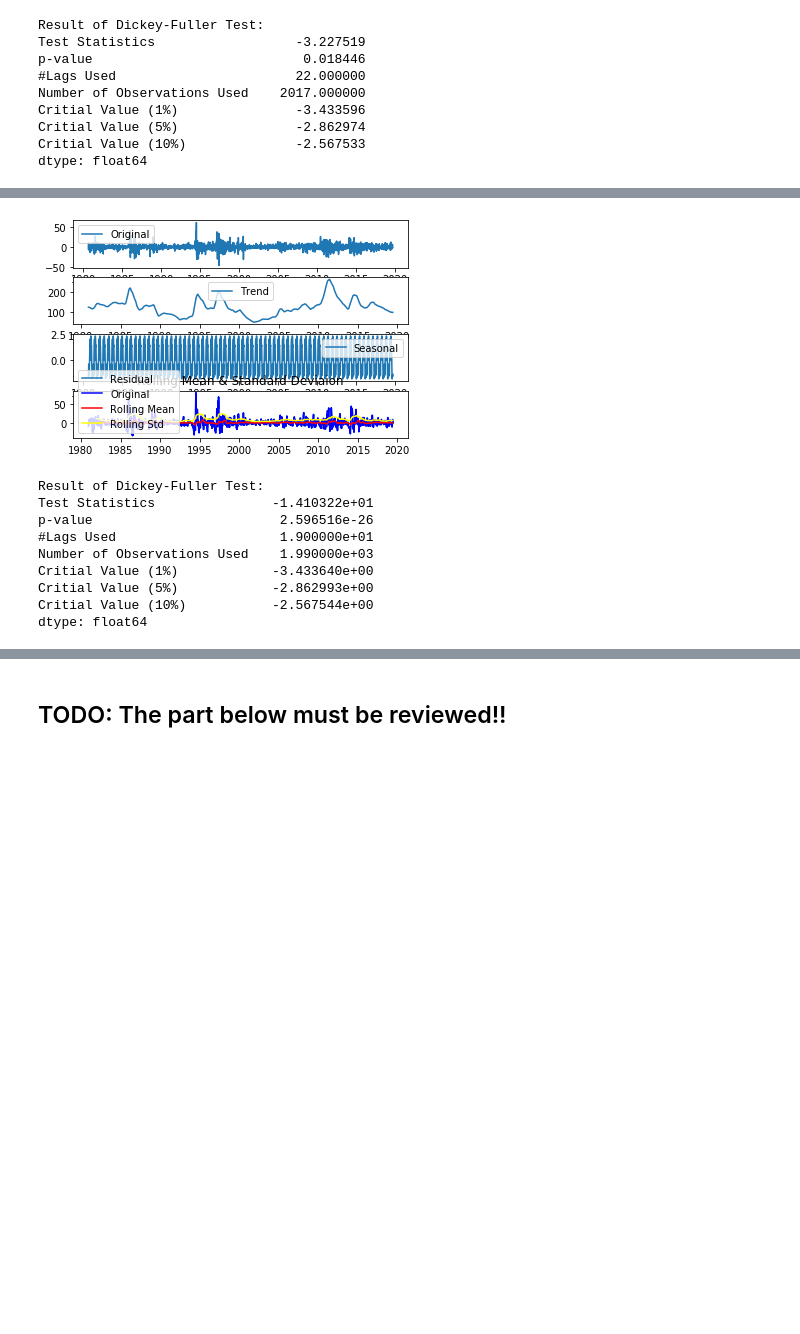
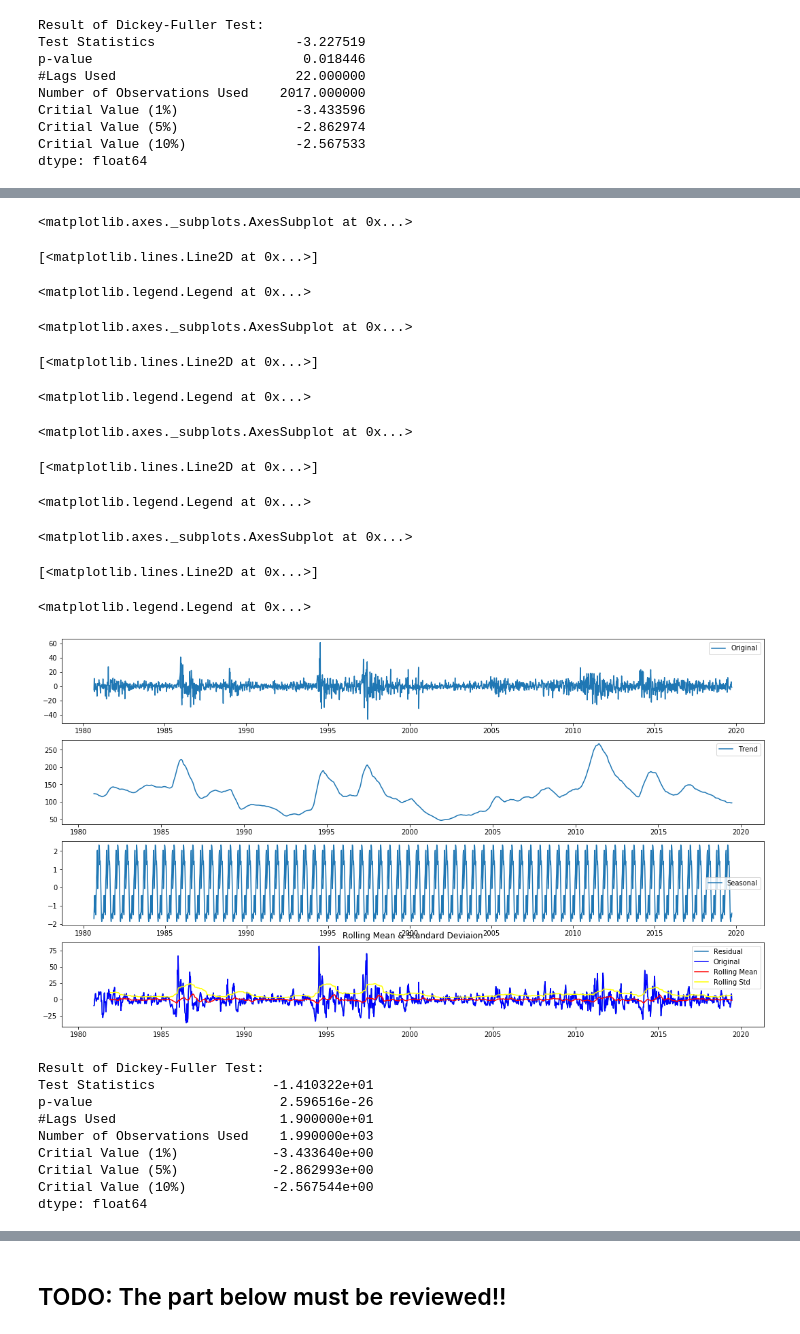
Before and after one commit to teodorkasap/coffee-futures-time-series-analysis, a Jupyter notebook: nb-time-series-analysis-us-coffee-futures-3.ipynb, the cells around one changed output, grey strips where cells are left out. Saved outputs shown, nothing was run; the diff lists cells and outputs as text; code cells hidden in the pictures; blank space fills up the shorter version.

```diff
--- a/nb-time-series-analysis-us-coffee-futures-3.ipynb
+++ b/nb-time-series-analysis-us-coffee-futures-3.ipynb
@@ -359,37 +360,50 @@ dtype: float64
 # %%
 decomposition = seasonal_decompose(df,freq=30)
 
 trend = decomposition.trend
 seasonal = decomposition.seasonal
 residual = decomposition.resid
-
+fig = matplotlib.pyplot.gcf()
+fig.set_size_inches(18.5, 10.5)
 plt.subplot(411)
 plt.plot(df_shifted, label='Original')
 plt.legend(loc='best')
 plt.subplot(412)
 plt.plot(trend, label='Trend')
 plt.legend(loc='best')
 plt.subplot(413)
 plt.plot(seasonal, label='Seasonal')
 plt.legend(loc='best')
 plt.subplot(414)
 plt.plot(residual, label='Residual')
 plt.legend(loc='best')
 
 decomposedLogData = residual
 decomposedLogData.dropna(inplace=True)
 test_stationary(residual)
 # %% [output]
+<matplotlib.axes._subplots.AxesSubplot at 0x...>
+[<matplotlib.lines.Line2D at 0x...>]
+<matplotlib.legend.Legend at 0x...>
+<matplotlib.axes._subplots.AxesSubplot at 0x...>
+[<matplotlib.lines.Line2D at 0x...>]
+<matplotlib.legend.Legend at 0x...>
+<matplotlib.axes._subplots.AxesSubplot at 0x...>
+[<matplotlib.lines.Line2D at 0x...>]
+<matplotlib.legend.Legend at 0x...>
+<matplotlib.axes._subplots.AxesSubplot at 0x...>
+[<matplotlib.lines.Line2D at 0x...>]
+<matplotlib.legend.Legend at 0x...>
-[figure, old version]
+[figure, new version]
-Result of Dickey-Fuller Test:
-Test Statistics               -1.410322e+01
-p-value                        2.596516e-26
-#Lags Used                     1.900000e+01
-Number of Observations Used    1.990000e+03
-Critial Value (1%)            -3.433640e+00
-Critial Value (5%)            -2.862993e+00
-Critial Value (10%)           -2.567544e+00
-dtype: float64
+Result of Dickey-Fuller Test:
+Test Statistics               -1.410322e+01
+p-value                        2.596516e-26
+#Lags Used                     1.900000e+01
+Number of Observations Used    1.990000e+03
+Critial Value (1%)            -3.433640e+00
+Critial Value (5%)            -2.862993e+00
+Critial Value (10%)           -2.567544e+00
+dtype: float64
 # %%
 # ACF and PACF plots
 lag_acf = acf(df_shifted, nlags=20)
```
Also changed, not shown: parts of 21 cells of this notebook, 2 other files.
